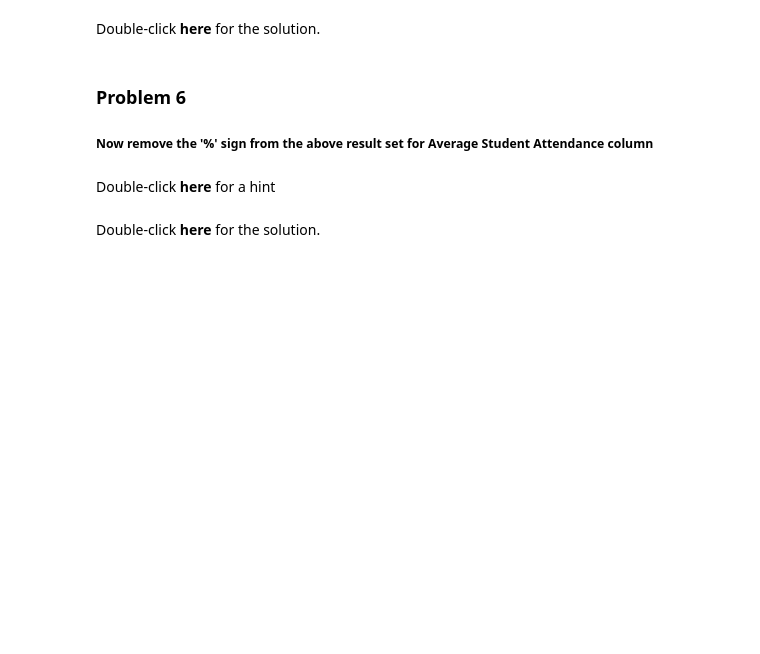
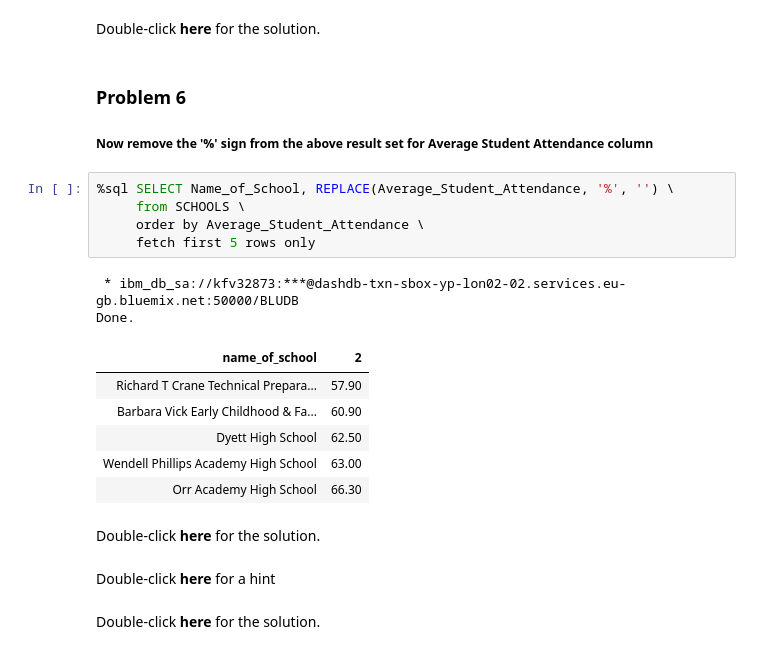
Before and after one commit to azkasyafaf/ibm-data-analyst-cert, a Jupyter notebook: labs/DB0201EN/DB0201EN-Week4-1-1-RealDataPractice-v5.ipynb, the cells around one changed output. Cells and saved outputs as stored; diff of their text form; blank space fills up the shorter version.

```diff
--- a/labs/DB0201EN/DB0201EN-Week4-1-1-RealDataPractice-v5.ipynb
+++ b/labs/DB0201EN/DB0201EN-Week4-1-1-RealDataPractice-v5.ipynb
@@ -219,6 +327,31 @@ Double-click **here** for the solution.
 ### Problem 6
 
 ##### Now remove the '%' sign from the above result set for Average Student Attendance column
+# %%
+%sql SELECT Name_of_School, REPLACE(Average_Student_Attendance, '%', '') \
+     from SCHOOLS \
+     order by Average_Student_Attendance \
+     fetch first 5 rows only
+# %% [output]
+ * ibm_db_sa://kfv32873:***@dashdb-txn-sbox-yp-lon02-02.services.eu-gb.bluemix.net:50000/BLUDB
+Done.
+| name_of_school | 2 |
+| Richard T Crane Technical Prepara... | 57.90 |
+| Barbara Vick Early Childhood & Fa... | 60.90 |
+| Dyett High School | 62.50 |
+| Wendell Phillips Academy High School | 63.00 |
+| Orr Academy High School | 66.30 |
+# %% [markdown]
+Double-click **here** for the solution.
+
+<!-- Hint:
+
+%sql SELECT Name_of_School, REPLACE(Average_Student_Attendance, '%', '') \
+     from SCHOOLS \
+     order by Average_Student_Attendance \
+     fetch first 5 rows only
+
+-->
 # %% [markdown]
 Double-click **here** for a hint
 
```
Also changed, not shown: parts of 15 cells of this notebook, 1 other file.
